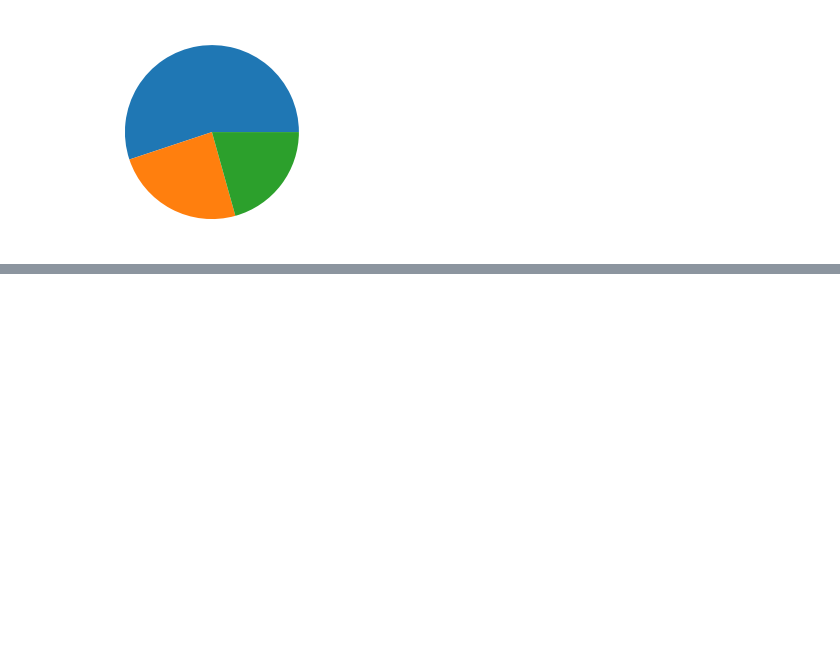
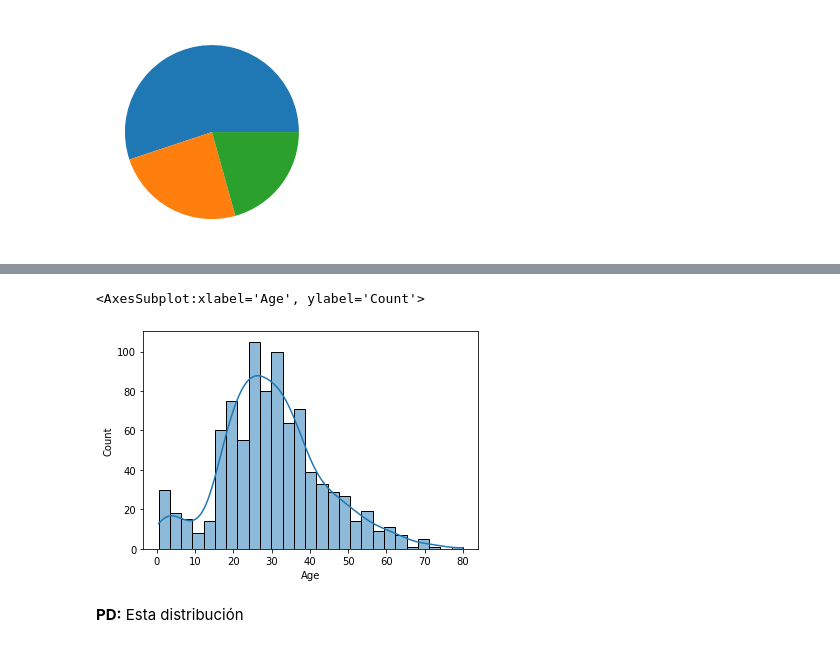
Before and after one commit to AI-School-F5-P2/titanic_example, a Jupyter notebook: titanic_eda.ipynb, the cells around one changed output, grey strips where cells are left out. Drawn from its saved outputs; the diff is of its cells as text; code cells hidden in the pictures; blank space fills up the shorter version.

```diff
--- a/titanic_eda.ipynb
+++ b/titanic_eda.ipynb
@@ -471,0 +582,4 @@ Por el momento, ya tenemos los datos preparados para empezar a transformar
+# %%
+cols_toknn = ["Pclass", "Age", "SibSp", "Parch", "Fare"]
+
+X[cols_toknn] = imputer.fit_transform(X[cols_toknn])
@@ -471,0 +598,8 @@ Por el momento, ya tenemos los datos preparados para empezar a transformar
+# %%
+# Como veis, esto me rellena los valores perdidos y me mantiene ciertos indicadores estadísticos :)
+sns.histplot(data=X, x="Age", kde=True)
+# %% [output]
+<AxesSubplot:xlabel='Age', ylabel='Count'>
+[figure, added]
+# %% [markdown]
+__PD:__ Esta distribución
```
Also changed, not shown: parts of 55 cells of this notebook.
